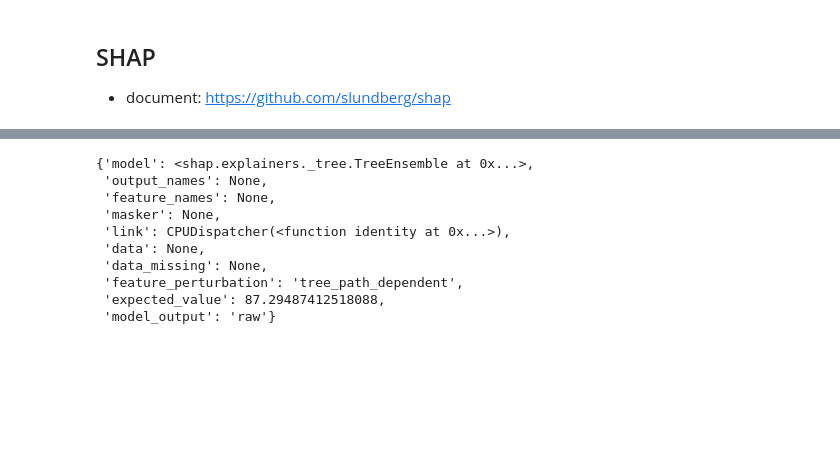
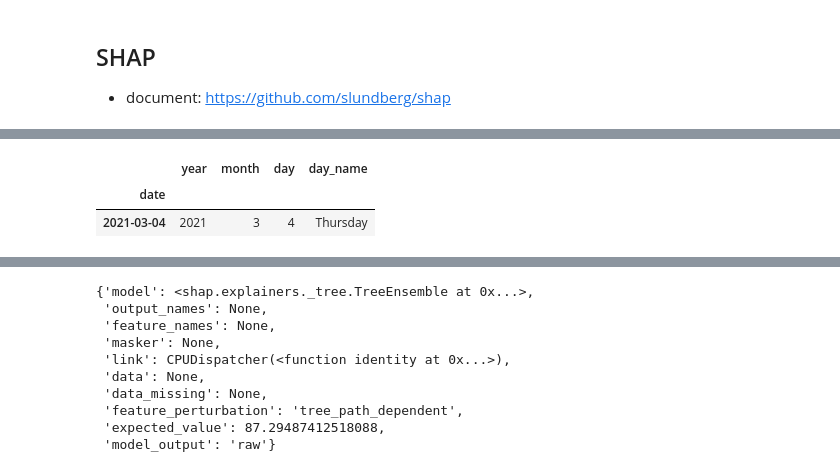
Before and after one commit to prasertcbs/scikitlearn_tutorial, a Jupyter notebook: notebook/regressor_air_quality.ipynb, the cells around one changed output, grey strips where cells are left out. Drawn from its saved outputs; the diff is of its cells as text; code cells hidden in the pictures; blank space fills up the shorter version.

```diff
--- a/notebook/regressor_air_quality.ipynb
+++ b/notebook/regressor_air_quality.ipynb
@@ -357,0 +393,6 @@ shap.initjs()
+# %%
+X.loc[['2021-03-04']]
+# %% [output]
+|  | year | month | day | day_name |
+| date |  |  |  |  |
+| 2021-03-04 | 2021 | 3 | 4 | Thursday |
```
Also changed, not shown: parts of 7 cells of this notebook.
